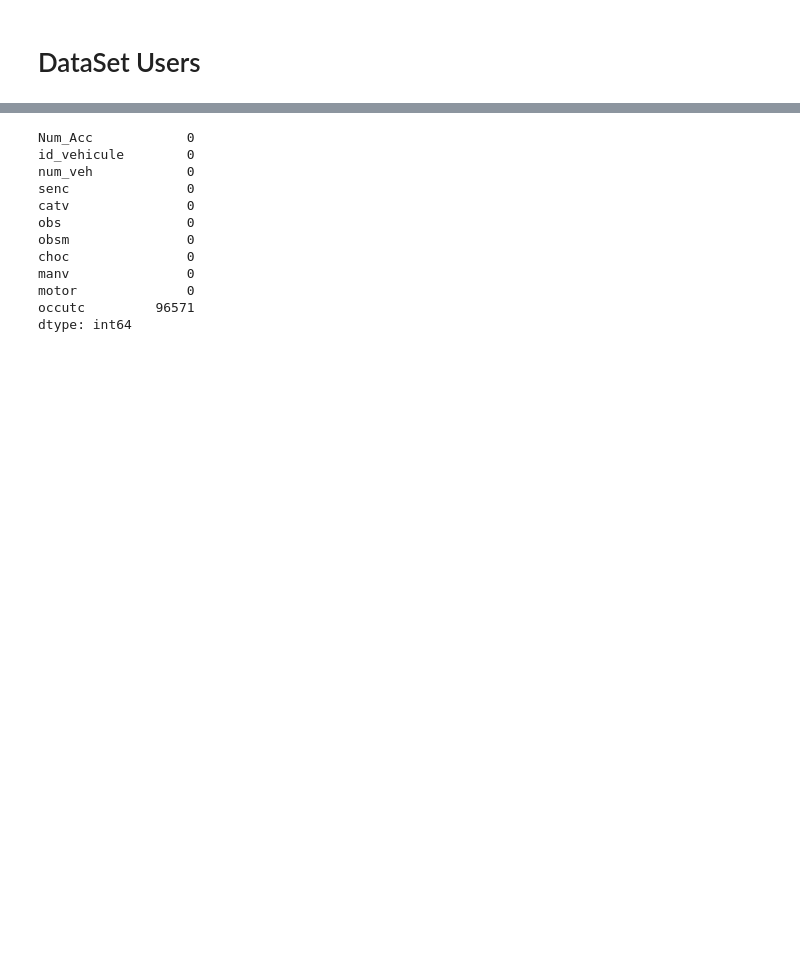
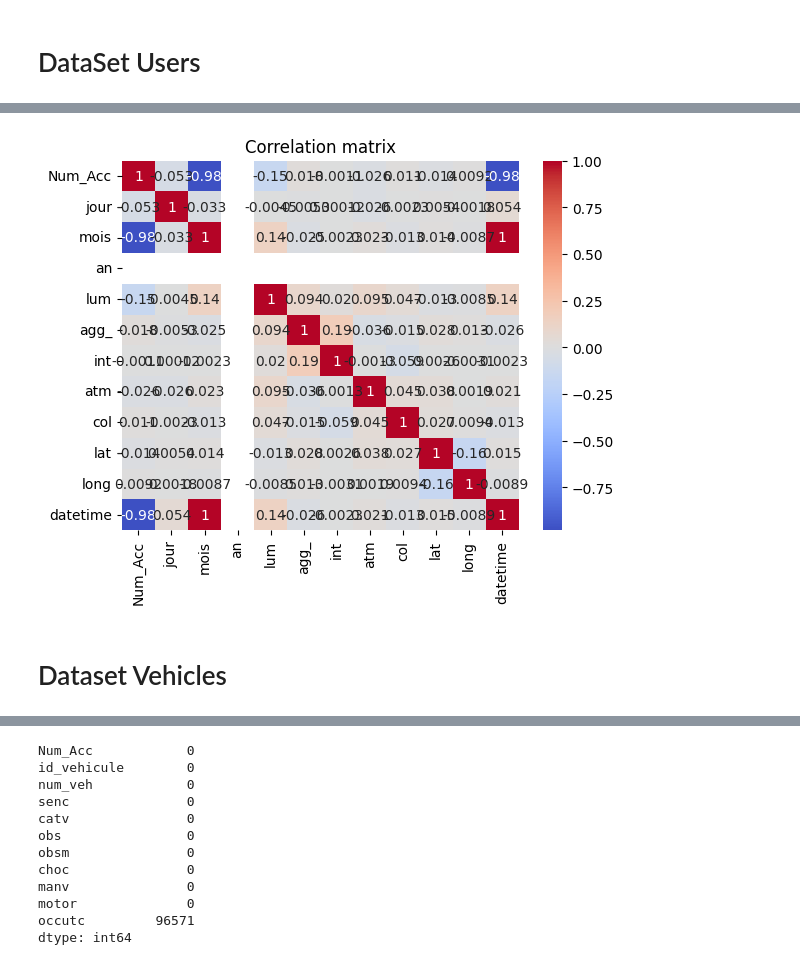
Before and after one commit to DataScientest-Studio/Template_MLOps_accidents, a Jupyter notebook: notebooks/1.0-ldj-initial-data-exploration.ipynb, the cells around one changed output, grey strips where cells are left out. Drawn from its saved outputs; the diff is of its cells as text; code cells hidden in the pictures; blank space fills up the shorter version.

```diff
--- a/notebooks/1.0-ldj-initial-data-exploration.ipynb
+++ b/notebooks/1.0-ldj-initial-data-exploration.ipynb
@@ -76,0 +145,13 @@ Suppression variable adresse car trop peu utilisable
+# %%
+#--Convertir columns dep, com and hour into type int
+df_caract[["dep","com", "hour"]] = df_caract[["dep","com", "hour"]].astype(int)
+# %%
+#--Converting columns lat and long into float type
+
+dico_to_float = { 'lat': float, 'long':float}
+
+df_caract["lat"] = df_caract["lat"].str.replace(',', '.')
+df_caract["long"] = df_caract["long"].str.replace(',', '.')
+df_caract = df_caract.astype(dico_to_float)
+
+df_caract.dtypes
@@ -85,2 +183,0 @@ df_caract.shape
-# %%
-df_caract = df_caract[df_caract["atm"]!=-1]
@@ -130,0 +184,6 @@ dico = {1:'Normal', 2:'Risky', 3:'Risky', 4:'Risky', 5:'Risky', 6:'Risky',7:'Ris
+# %%
+#--Grouping the modalities of the atm ( Atmosheric Conditions) variable into 1 : Risky and 0 : Normal. We include Other in Normal.
+print("Modalities of the variable atm : ", df_caract['atm'].unique())
+dico = {1:0, 2:1, 3:1, 4:1, 5:1, 6:1,7:1, 8:0, 9:0}
+df_caract["atm"] = df_caract["atm"].replace(dico)
+df_caract.head()
@@ -130,0 +198,12 @@ dico = {1:'Normal', 2:'Risky', 3:'Risky', 4:'Risky', 5:'Risky', 6:'Risky',7:'Ris
+# %%
+#--Visualizing correlations
+df_numerical = df_caract.select_dtypes(include=['int64', 'float64', 'datetime'])
+
+correlation_matrix = df_numerical.corr()
+sns.heatmap(correlation_matrix, annot=True, cmap='coolwarm', center=0)
+plt.title('Correlation matrix')
+plt.show()
+# %% [output]
+[figure, added]
+# %% [markdown]
+# Dataset Vehicles
```
Also changed, not shown: parts of 55 cells of this notebook, 3 other files.
